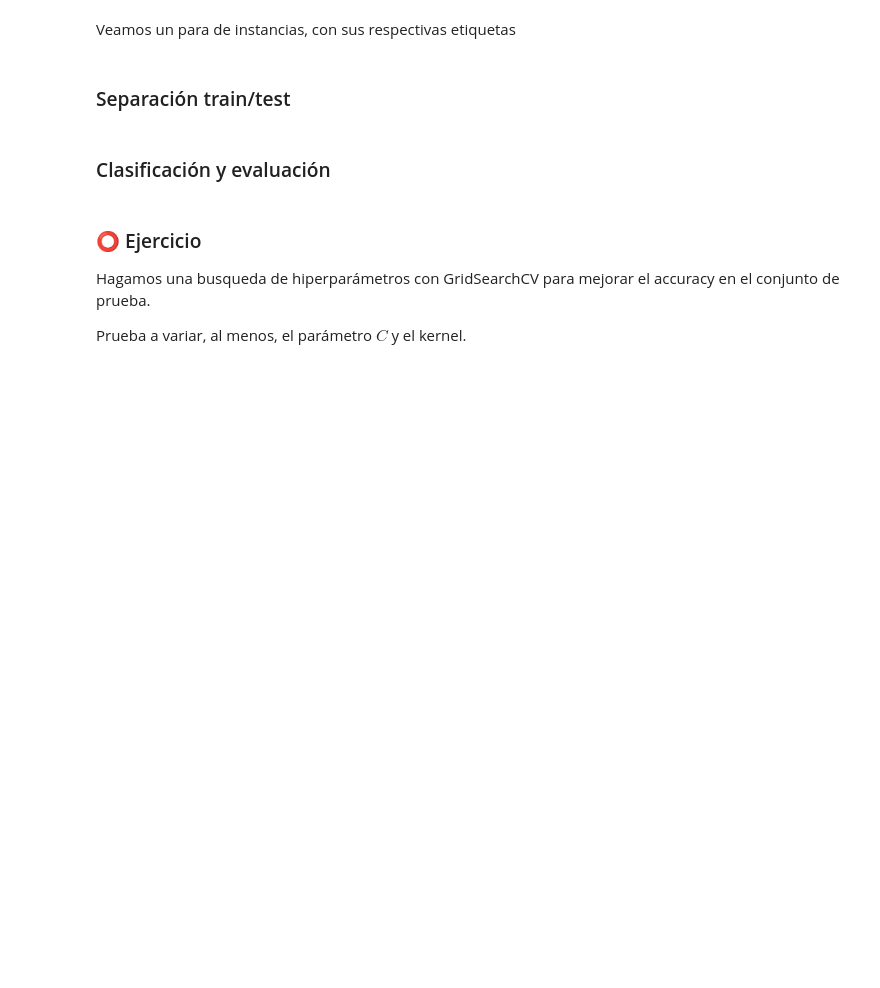
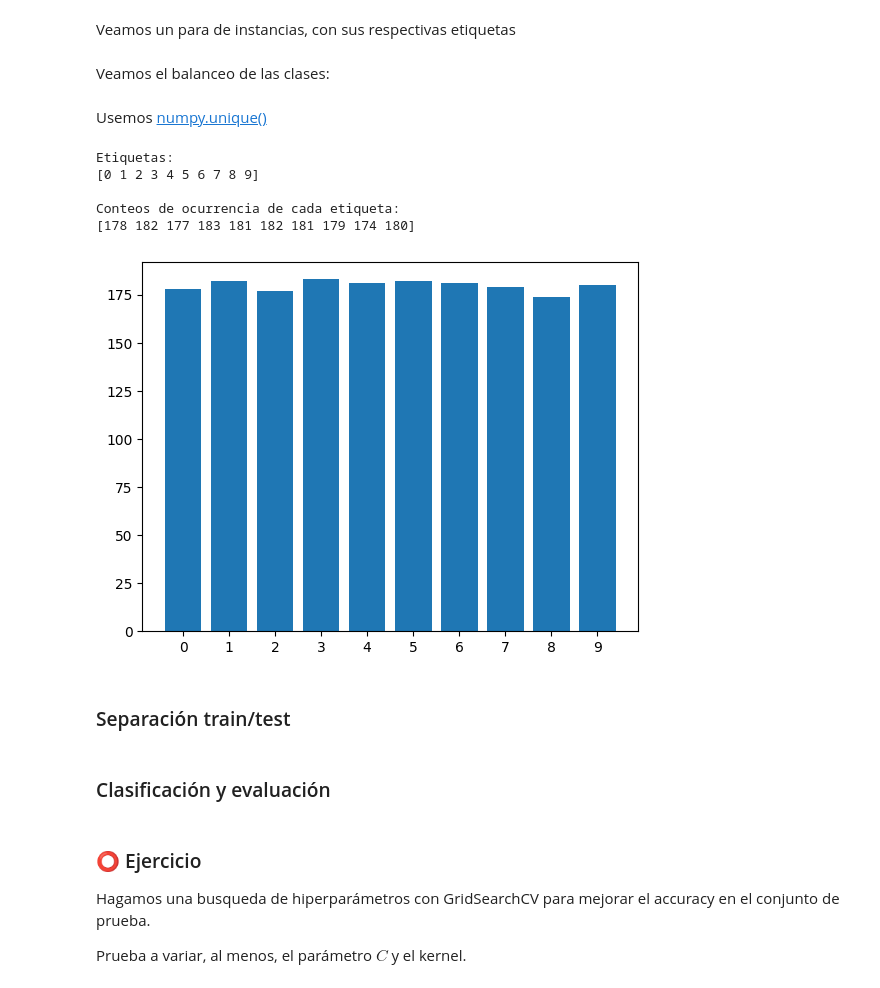
Before and after one commit to DCDPUAEM/DCDP, a Jupyter notebook: 03 Machine Learning/notebooks/05-SVM.ipynb, the cells around one changed output. Saved outputs shown, nothing was run; the diff lists cells and outputs as text; code cells hidden in the pictures; blank space fills up the shorter version.

```diff
--- a/03 Machine Learning/notebooks/05-SVM.ipynb
+++ b/03 Machine Learning/notebooks/05-SVM.ipynb
@@ -485,6 +491,28 @@ plt.imshow(X[1].reshape(8,8),cmap='gray')
 plt.title(y[1])
 plt.axis('off')
 plt.show()
+# %% [markdown]
+Veamos el balanceo de las clases:
+# %% [markdown]
+Usemos [numpy.unique()](https://numpy.org/doc/stable/reference/generated/numpy.unique.html)
+# %%
+u, c = np.unique(y, return_counts=True)
+
+print(f"Etiquetas:\n{u}\n")
+print(f"Conteos de ocurrencia de cada etiqueta:\n{c}\n")
+# %% [output]
+Etiquetas:
+[0 1 2 3 4 5 6 7 8 9]
+
+Conteos de ocurrencia de cada etiqueta:
+[178 182 177 183 181 182 181 179 174 180]
+# %%
+plt.figure()
+plt.bar(u,c)
+plt.xticks(u)
+plt.show()
+# %% [output]
+[figure, added]
 # %% [markdown]
 ### Separación train/test
 # %%
```
Also changed, not shown: parts of 4 cells of this notebook.
